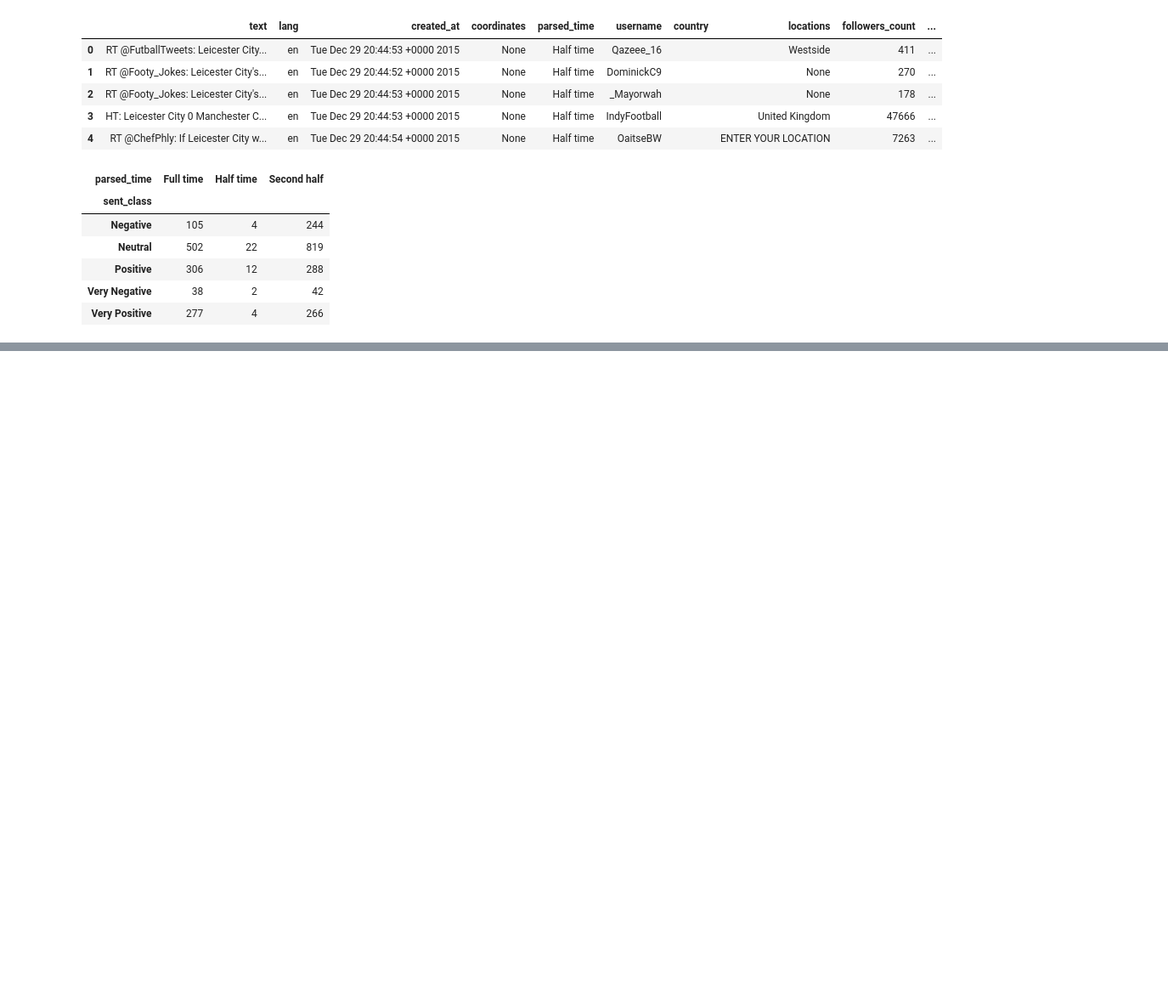
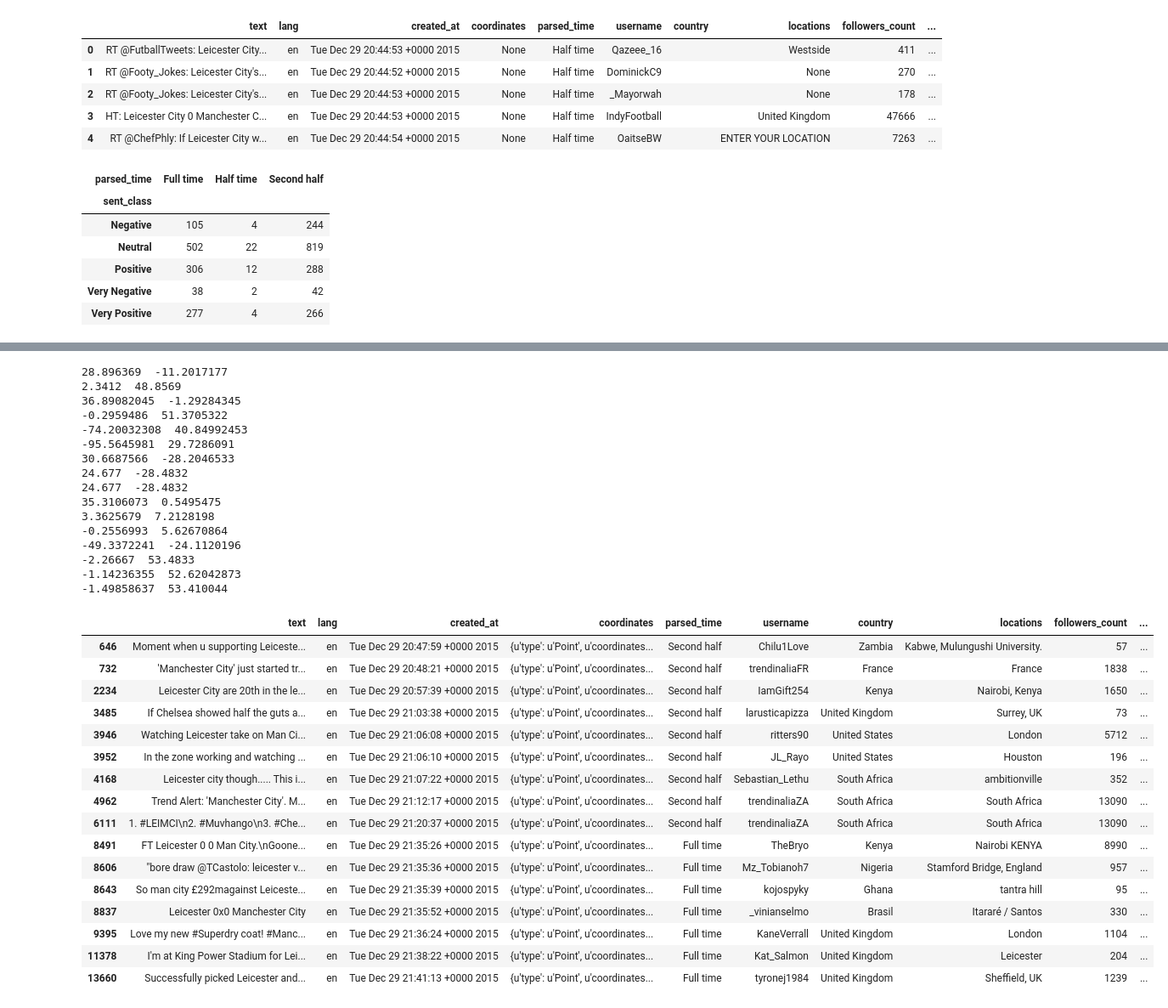
Before and after one commit to Rusbens1/Manchester-City-vs.-Leicester-City, a Jupyter notebook: Manchester City vs. Leicester City.ipynb, the cells around one changed output, grey strips where cells are left out. Shown at 85% size. Saved outputs shown, nothing was run; the diff lists cells and outputs as text; code cells hidden in the pictures; blank space fills up the shorter version.

```diff
--- a/Manchester City vs. Leicester City.ipynb
+++ b/Manchester City vs. Leicester City.ipynb
@@ -550,3 +539,63 @@ Half time        6
 Second half    405
 dtype: float64
 [figure]
+# %%
+cord_df = tweets_df[tweets_df.coordinates != 'None'].dropna()
+
+
+def lat_parse(df):
+    lat = str(df['coordinates'])
+    lat = lat.split("'coordinates': [")[1].split(']')[0]
+    lat = lat.split(',')[0]
+    return lat
+
+def lon_parse(df):
+    lon = str(df['coordinates'])
+    lon = lon.split("'coordinates': [")[1].split(']')[0]
+    lon = lon.split(',')[1]
+    return lon
+
+cord_df['lat'] = cord_df.apply(lat_parse, axis = 1)
+cord_df['lon'] = cord_df.apply(lon_parse, axis = 1)
+cord_df[['lat', 'lon']]
+
+df = cord_df.iterrows()
+
+for g in df:
+    print g[1][15], g[1][16]
+
+cord_df
+# %% [output]
+28.896369  -11.2017177
+2.3412  48.8569
+36.89082045  -1.29284345
+-0.2959486  51.3705322
+-74.20032308  40.84992453
+-95.5645981  29.7286091
+30.6687566  -28.2046533
+24.677  -28.4832
+24.677  -28.4832
+35.3106073  0.5495475
+3.3625679  7.2128198
+-0.2556993  5.62670864
+-49.3372241  -24.1120196
+-2.26667  53.4833
+-1.14236355  52.62042873
+-1.49858637  53.410044
+|  | text | lang | created_at | coordinates | parsed_time | username | country | locations | followers_count | ... |
+| 646 | Moment when u supporting Leiceste... | en | Tue Dec 29 20:47:59 +0000 2015 | {u'type': u'Point', u'coordinates... | Second half | Chilu1Love | Zambia | Kabwe, Mulungushi University. | 57 | ... |
+| 732 | 'Manchester City' just started tr... | en | Tue Dec 29 20:48:21 +0000 2015 | {u'type': u'Point', u'coordinates... | Second half | trendinaliaFR | France | France | 1838 | ... |
+| 2234 | Leicester City are 20th in the le... | en | Tue Dec 29 20:57:39 +0000 2015 | {u'type': u'Point', u'coordinates... | Second half | IamGift254 | Kenya | Nairobi, Kenya | 1650 | ... |
+| 3485 | If Chelsea showed half the guts a... | en | Tue Dec 29 21:03:38 +0000 2015 | {u'type': u'Point', u'coordinates... | Second half | larusticapizza | United Kingdom | Surrey, UK | 73 | ... |
+| 3946 | Watching Leicester take on Man Ci... | en | Tue Dec 29 21:06:08 +0000 2015 | {u'type': u'Point', u'coordinates... | Second half | ritters90 | United States | London | 5712 | ... |
+| 3952 | In the zone working and watching ... | en | Tue Dec 29 21:06:10 +0000 2015 | {u'type': u'Point', u'coordinates... | Second half | JL_Rayo | United States | Houston | 196 | ... |
+| 4168 | Leicester city though..... This i... | en | Tue Dec 29 21:07:22 +0000 2015 | {u'type': u'Point', u'coordinates... | Second half | Sebastian_Lethu | South Africa | ambitionville | 352 | ... |
+| 4962 | Trend Alert: 'Manchester City'. M... | en | Tue Dec 29 21:12:17 +0000 2015 | {u'type': u'Point', u'coordinates... | Second half | trendinaliaZA | South Africa | South Africa | 13090 | ... |
+| 6111 | 1. #LEIMCI\n2. #Muvhango\n3. #Che... | en | Tue Dec 29 21:20:37 +0000 2015 | {u'type': u'Point', u'coordinates... | Second half | trendinaliaZA | South Africa | South Africa | 13090 | ... |
+| 8491 | FT Leicester 0 0 Man City.\nGoone... | en | Tue Dec 29 21:35:26 +0000 2015 | {u'type': u'Point', u'coordinates... | Full time | TheBryo | Kenya | Nairobi KENYA | 8990 | ... |
+| 8606 | "bore draw @TCastolo: leicester v... | en | Tue Dec 29 21:35:36 +0000 2015 | {u'type': u'Point', u'coordinates... | Full time | Mz_Tobianoh7 | Nigeria | Stamford Bridge, England | 957 | ... |
+| 8643 | So man city £292magainst Leiceste... | en | Tue Dec 29 21:35:39 +0000 2015 | {u'type': u'Point', u'coordinates... | Full time | kojospyky | Ghana | tantra hill | 95 | ... |
+| 8837 | Leicester 0x0 Manchester City | en | Tue Dec 29 21:35:52 +0000 2015 | {u'type': u'Point', u'coordinates... | Full time | _vinianselmo | Brasil | Itararé / Santos | 330 | ... |
+| 9395 | Love my new #Superdry coat! #Manc... | en | Tue Dec 29 21:36:24 +0000 2015 | {u'type': u'Point', u'coordinates... | Full time | KaneVerrall | United Kingdom | London | 1104 | ... |
+| 11378 | I'm at King Power Stadium for Lei... | en | Tue Dec 29 21:38:22 +0000 2015 | {u'type': u'Point', u'coordinates... | Full time | Kat_Salmon | United Kingdom | Leicester | 204 | ... |
+| 13660 | Successfully picked Leicester and... | en | Tue Dec 29 21:41:13 +0000 2015 | {u'type': u'Point', u'coordinates... | Full time | tyronej1984 | United Kingdom | Sheffield, UK | 1239 | ... |
```
Also changed, not shown: parts of 12 cells of this notebook, 3 other files.
